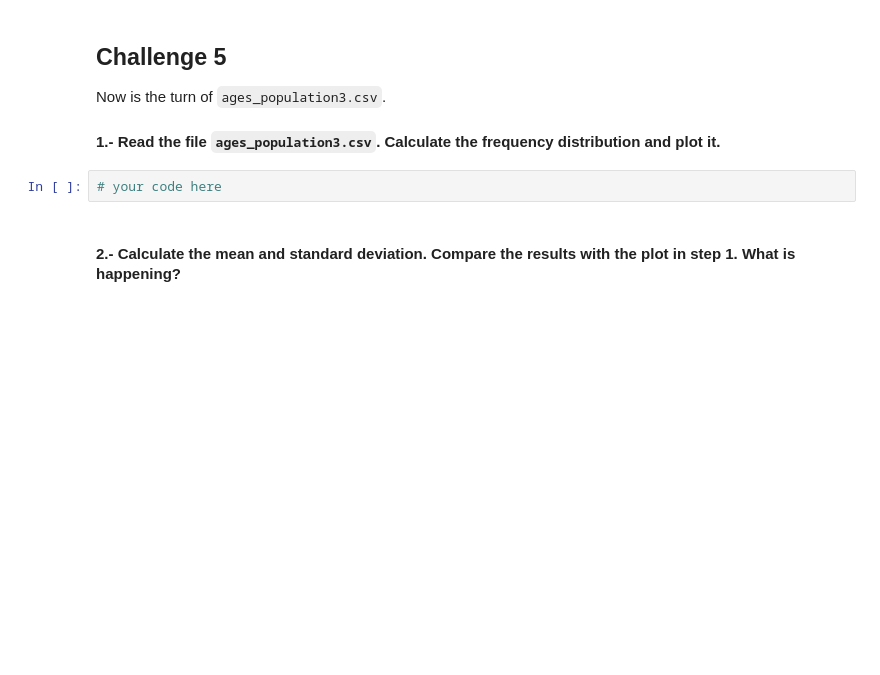
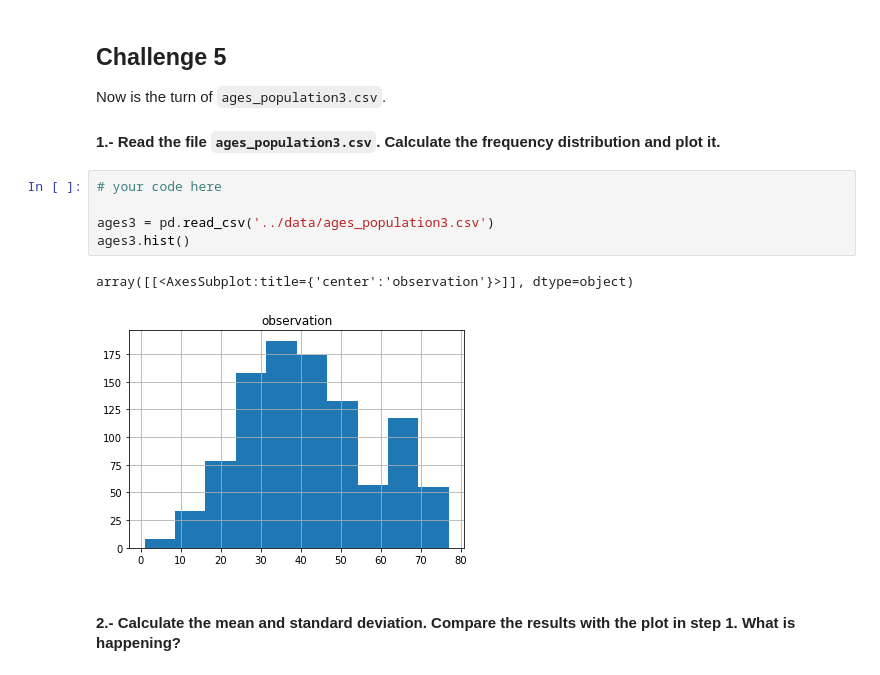
Before and after one commit to napoleonthevitzla/dataptmad1121_labs, a Jupyter notebook: module-2/understanding-descriptive-stats/your-code/main.ipynb, the cells around one changed output. Cells and saved outputs as stored; diff of their text form; blank space fills up the shorter version.

```diff
--- a/module-2/understanding-descriptive-stats/your-code/main.ipynb
+++ b/module-2/understanding-descriptive-stats/your-code/main.ipynb
@@ -282,6 +282,12 @@ Now is the turn of `ages_population3.csv`.
 #### 1.- Read the file `ages_population3.csv`. Calculate the frequency distribution and plot it.
 # %%
 # your code here
+
+ages3 = pd.read_csv('../data/ages_population3.csv')
+ages3.hist()
+# %% [output]
+array([[<AxesSubplot:title={'center':'observation'}>]], dtype=object)
+[figure, added]
 # %% [markdown]
 #### 2.- Calculate the mean and standard deviation. Compare the results with the plot in step 1. What is happening?
 # %%
```
